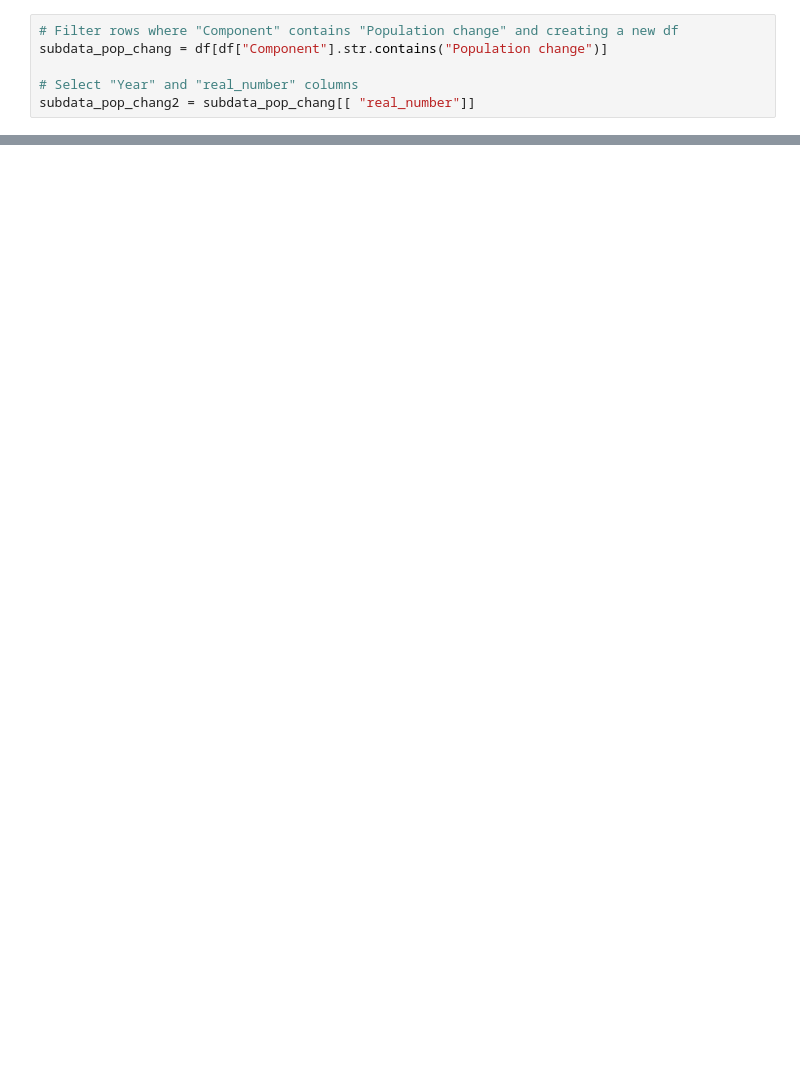
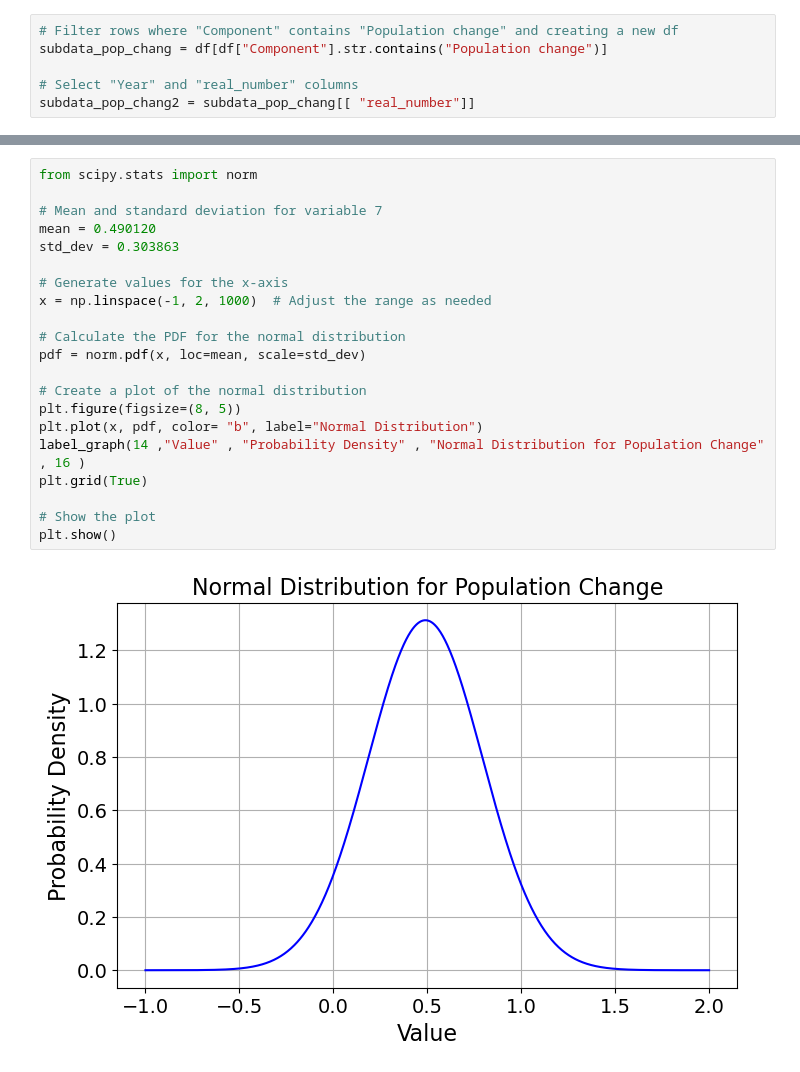
Before and after one commit to Lylkend-Albuquerque/CA1-2023, a Jupyter notebook: CA-1.ipynb, the cells around one changed output, grey strips where cells are left out. Drawn from its saved outputs; the diff is of its cells as text; blank space fills up the shorter version.

```diff
--- a/CA-1.ipynb
+++ b/CA-1.ipynb
@@ -268,0 +295,23 @@ plt.show()
+# %%
+from scipy.stats import norm
+
+# Mean and standard deviation for variable 7
+mean = 0.490120
+std_dev = 0.303863
+
+# Generate values for the x-axis
+x = np.linspace(-1, 2, 1000)  # Adjust the range as needed
+
+# Calculate the PDF for the normal distribution
+pdf = norm.pdf(x, loc=mean, scale=std_dev)
+
+# Create a plot of the normal distribution
+plt.figure(figsize=(8, 5))
+plt.plot(x, pdf, color= "b", label="Normal Distribution")
+label_graph(14 ,"Value" , "Probability Density" , "Normal Distribution for Population Change" , 16 )
+plt.grid(True)
+
+# Show the plot
+plt.show()
+# %% [output]
+[figure, added]
```
Also changed, not shown: parts of 35 cells of this notebook.
